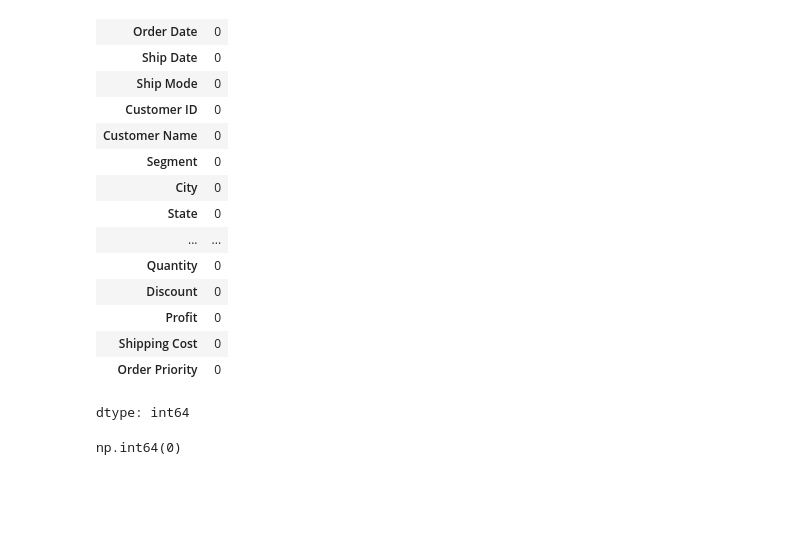
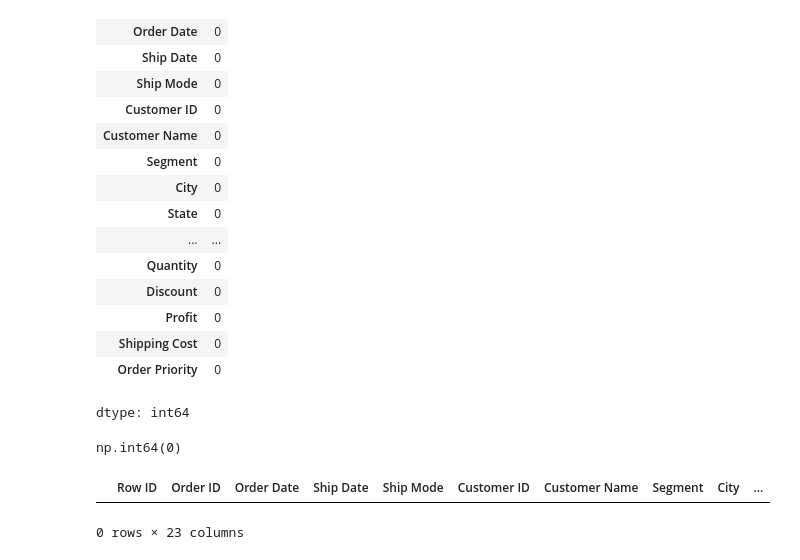
Before and after one commit to satwik12151/Capstone-Project-Group-3-, a Jupyter notebook: Capstone_Project_Group3.ipynb, the cells around one changed output. Cells and saved outputs as stored; diff of their text form; code cells hidden in the pictures; blank space fills up the shorter version.

```diff
--- a/Capstone_Project_Group3.ipynb
+++ b/Capstone_Project_Group3.ipynb
@@ -131,3 +131,22 @@ dtype: int64
 df.duplicated().sum()
 # %% [output]
 np.int64(0)
+# %%
+text_columns = [
+    'City',
+    'State',
+    'Country',
+    'Region',
+    'Segment',
+    'Category',
+    'Sub-Category',
+    'Product Name'
+]
+
+for col in text_columns:
+    df[col] = df[col].str.strip().str.title()
+# %%
+df[df['Row ID'].duplicated()]
+# %% [output]
+|  | Row ID | Order ID | Order Date | Ship Date | Ship Mode | Customer ID | Customer Name | Segment | City | ... |
+0 rows × 23 columns
```
